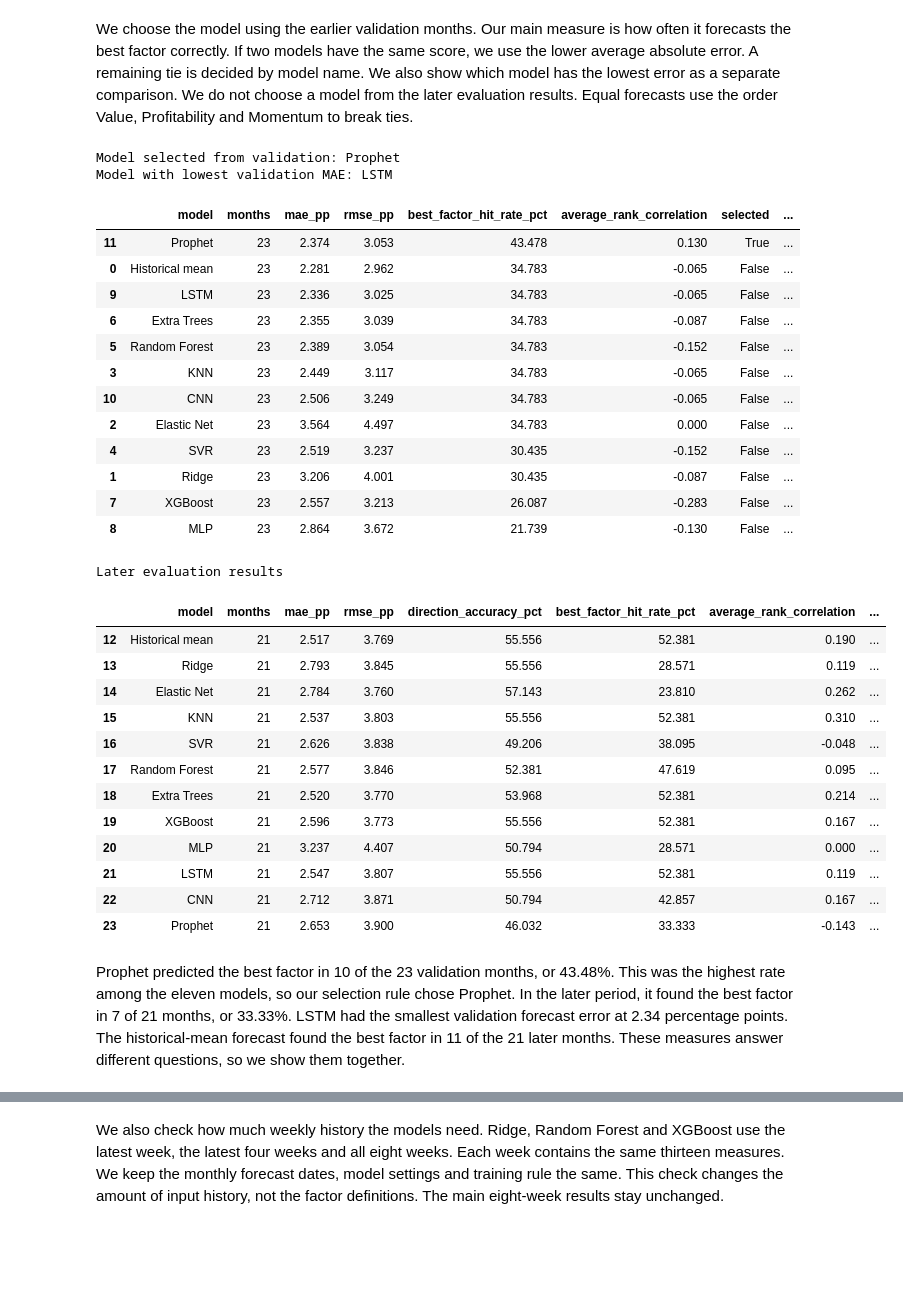
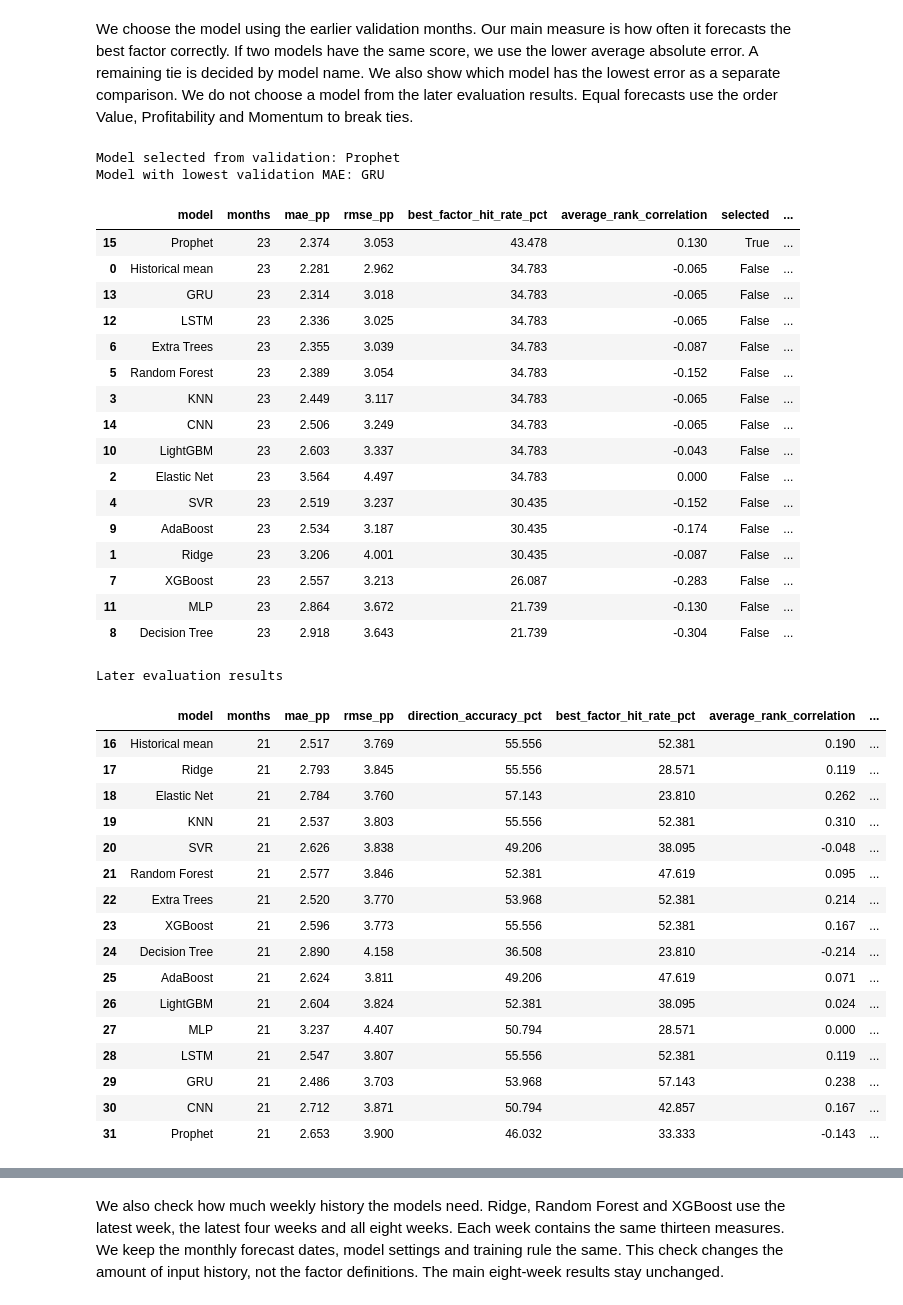
Before and after one commit to arianazmoudeh/CapstoneApplication, a Jupyter notebook: experiments/China_A_Share_Long_Short_Factor_Timing_M6.ipynb, the cells around one changed output, grey strips where cells are left out. Saved outputs shown, nothing was run; the diff lists cells and outputs as text; code cells hidden in the pictures; blank space fills up the shorter version.

```diff
--- a/experiments/China_A_Share_Long_Short_Factor_Timing_M6.ipynb
+++ b/experiments/China_A_Share_Long_Short_Factor_Timing_M6.ipynb
@@ -499,7 +501,7 @@ Each input contains eight observed weeks. In each week we calculate one-, four-
 # %% [markdown]
 We forecast the next monthly return of each long-short factor basket. We use the same completed months for every model. The inputs stop at the decision date. We do not shuffle the months because later prices must not enter an earlier forecast. We keep the random seed fixed so we can repeat the reported run. The settings appear at the start of each model cell.
 # %%
-LEARNED_MODELS = ['Ridge', 'Elastic Net', 'KNN', 'SVR', 'Random Forest', 'Extra Trees', 'XGBoost', 'MLP', 'LSTM', 'CNN', 'Prophet']
+LEARNED_MODELS = ['Ridge', 'Elastic Net', 'KNN', 'SVR', 'Random Forest', 'Extra Trees', 'XGBoost', 'Decision Tree', 'AdaBoost', 'LightGBM', 'MLP', 'LSTM', 'GRU', 'CNN', 'Prophet']
 MODEL_FILES = RESULTS / 'model_outputs'
 MODEL_FILES.mkdir(parents=True, exist_ok=True)
 model_audits = []
@@ -1298,7 +1608,8 @@ predictions = pd.concat([
     history_predictions, ridge_predictions, elastic_net_predictions,
     knn_predictions, svr_predictions, random_forest_predictions,
     extra_trees_predictions, xgboost_predictions, mlp_predictions,
-    lstm_predictions, cnn_predictions, prophet_predictions,
+    decision_tree_predictions, adaboost_predictions, lightgbm_predictions,
+    lstm_predictions, gru_predictions, cnn_predictions, prophet_predictions,
 ], ignore_index=True).sort_values(['signal', 'model', 'factor'])
 expected_rows = len(run_signals) * len(FACTORS) * (len(LEARNED_MODELS) + 1)
 if len(predictions) != expected_rows or predictions.duplicated(['signal', 'model', 'factor']).any():
@@ -1320,12 +1631,14 @@ training_audit.to_csv(RESULTS / 'training_audit.csv', index=False)
 warning_rows = ridge_warnings + elastic_net_warnings + knn_warnings + svr_warnings
 warning_rows += random_forest_warnings + extra_trees_warnings + xgboost_warnings
 warning_rows += mlp_warnings + prophet_warnings
+warning_rows += decision_tree_warnings + adaboost_warnings + lightgbm_warnings
 model_warnings = pd.DataFrame(warning_rows, columns=['signal', 'model', 'message'])
 model_warnings.to_csv(RESULTS / 'model_warnings.csv', index=False)
-pd.concat([lstm_training, cnn_training], ignore_index=True).to_csv(RESULTS / 'training_losses.csv', index=False)
+pd.concat([lstm_training, gru_training, cnn_training], ignore_index=True).to_csv(RESULTS / 'training_losses.csv', index=False)
 pd.DataFrame(lstm_epoch_rows).to_csv(RESULTS / 'lstm_epoch_losses.csv', index=False)
 pd.DataFrame(cnn_epoch_rows).to_csv(RESULTS / 'cnn_epoch_losses.csv', index=False)
-library_versions = pd.DataFrame([{'library': name, 'version': version(name)} for name in ['numpy', 'pandas', 'scikit-learn', 'xgboost', 'torch', 'prophet']])
+pd.DataFrame(gru_epoch_rows).to_csv(RESULTS / 'gru_epoch_losses.csv', index=False)
+library_versions = pd.DataFrame([{'library': name, 'version': version(name)} for name in ['numpy', 'pandas', 'scikit-learn', 'xgboost', 'lightgbm', 'torch', 'prophet']])
 library_versions.to_csv(RESULTS / 'library_versions.csv', index=False)
 
 metric_rows = []
@@ -1362,49 +1675,55 @@ selection['validation_mae'] = selection.mae_pp / 100
 selection['selected'] = False
 selection['mae_selected'] = False
 candidates = selection.loc[selection.model.isin(LEARNED_MODELS)]
 chosen_model = candidates.sort_values(['best_factor_hit_rate_pct', 'mae_pp', 'model'], ascending=[False, True, True]).iloc[0].model
 mae_chosen_model = candidates.sort_values(['mae_pp', 'model']).iloc[0].model
 selection.loc[selection.model.eq(chosen_model), 'selected'] = True
 selection.loc[selection.model.eq(mae_chosen_model), 'mae_selected'] = True
 selection.to_csv(RESULTS / 'validation_results.csv', index=False)
 selection.loc[selection.model.isin(LEARNED_MODELS)].to_csv(RESULTS / 'model_selection.csv', index=False)
 print('Model selected from validation:', chosen_model)
 print('Model with lowest validation MAE:', mae_chosen_model)
 display(selection[['model', 'months', 'mae_pp', 'rmse_pp', 'best_factor_hit_rate_pct', 'average_rank_correlation', 'selected', 'mae_selected']].sort_values(['best_factor_hit_rate_pct', 'mae_pp'], ascending=[False, True]).round(3))
 print('Later evaluation results')
 display(forecast_metrics.loc[forecast_metrics.split.eq('evaluation')].drop(columns='split').round(3))
 if not model_warnings.empty:
     print('Model warnings saved:', len(model_warnings))
     display(model_warnings.groupby('model').size().rename('warning_count').to_frame())
 # %% [output]
 Model selected from validation: Prophet
-Model with lowest validation MAE: LSTM
+Model with lowest validation MAE: GRU
 |  | model | months | mae_pp | rmse_pp | best_factor_hit_rate_pct | average_rank_correlation | selected | ... |
-| 11 | Prophet | 23 | 2.374 | 3.053 | 43.478 | 0.130 | True | ... |
+| 15 | Prophet | 23 | 2.374 | 3.053 | 43.478 | 0.130 | True | ... |
 | 0 | Historical mean | 23 | 2.281 | 2.962 | 34.783 | -0.065 | False | ... |
-| 9 | LSTM | 23 | 2.336 | 3.025 | 34.783 | -0.065 | False | ... |
+| 13 | GRU | 23 | 2.314 | 3.018 | 34.783 | -0.065 | False | ... |
+| 12 | LSTM | 23 | 2.336 | 3.025 | 34.783 | -0.065 | False | ... |
 | 6 | Extra Trees | 23 | 2.355 | 3.039 | 34.783 | -0.087 | False | ... |
 | 5 | Random Forest | 23 | 2.389 | 3.054 | 34.783 | -0.152 | False | ... |
 | 3 | KNN | 23 | 2.449 | 3.117 | 34.783 | -0.065 | False | ... |
-| 10 | CNN | 23 | 2.506 | 3.249 | 34.783 | -0.065 | False | ... |
+| 14 | CNN | 23 | 2.506 | 3.249 | 34.783 | -0.065 | False | ... |
+| 10 | LightGBM | 23 | 2.603 | 3.337 | 34.783 | -0.043 | False | ... |
 | 2 | Elastic Net | 23 | 3.564 | 4.497 | 34.783 | 0.000 | False | ... |
 | 4 | SVR | 23 | 2.519 | 3.237 | 30.435 | -0.152 | False | ... |
+| 9 | AdaBoost | 23 | 2.534 | 3.187 | 30.435 | -0.174 | False | ... |
 | 1 | Ridge | 23 | 3.206 | 4.001 | 30.435 | -0.087 | False | ... |
 | 7 | XGBoost | 23 | 2.557 | 3.213 | 26.087 | -0.283 | False | ... |
-| 8 | MLP | 23 | 2.864 | 3.672 | 21.739 | -0.130 | False | ... |
+| 11 | MLP | 23 | 2.864 | 3.672 | 21.739 | -0.130 | False | ... |
+| 8 | Decision Tree | 23 | 2.918 | 3.643 | 21.739 | -0.304 | False | ... |
 Later evaluation results
 |  | model | months | mae_pp | rmse_pp | direction_accuracy_pct | best_factor_hit_rate_pct | average_rank_correlation | ... |
-| 12 | Historical mean | 21 | 2.517 | 3.769 | 55.556 | 52.381 | 0.190 | ... |
-| 13 | Ridge | 21 | 2.793 | 3.845 | 55.556 | 28.571 | 0.119 | ... |
-| 14 | Elastic Net | 21 | 2.784 | 3.760 | 57.143 | 23.810 | 0.262 | ... |
-| 15 | KNN | 21 | 2.537 | 3.803 | 55.556 | 52.381 | 0.310 | ... |
-| 16 | SVR | 21 | 2.626 | 3.838 | 49.206 | 38.095 | -0.048 | ... |
-| 17 | Random Forest | 21 | 2.577 | 3.846 | 52.381 | 47.619 | 0.095 | ... |
-| 18 | Extra Trees | 21 | 2.520 | 3.770 | 53.968 | 52.381 | 0.214 | ... |
-| 19 | XGBoost | 21 | 2.596 | 3.773 | 55.556 | 52.381 | 0.167 | ... |
-| 20 | MLP | 21 | 3.237 | 4.407 | 50.794 | 28.571 | 0.000 | ... |
-| 21 | LSTM | 21 | 2.547 | 3.807 | 55.556 | 52.381 | 0.119 | ... |
-| 22 | CNN | 21 | 2.712 | 3.871 | 50.794 | 42.857 | 0.167 | ... |
-| 23 | Prophet | 21 | 2.653 | 3.900 | 46.032 | 33.333 | -0.143 | ... |
+| 16 | Historical mean | 21 | 2.517 | 3.769 | 55.556 | 52.381 | 0.190 | ... |
+| 17 | Ridge | 21 | 2.793 | 3.845 | 55.556 | 28.571 | 0.119 | ... |
+| 18 | Elastic Net | 21 | 2.784 | 3.760 | 57.143 | 23.810 | 0.262 | ... |
+| 19 | KNN | 21 | 2.537 | 3.803 | 55.556 | 52.381 | 0.310 | ... |
+| 20 | SVR | 21 | 2.626 | 3.838 | 49.206 | 38.095 | -0.048 | ... |
+| 21 | Random Forest | 21 | 2.577 | 3.846 | 52.381 | 47.619 | 0.095 | ... |
+| 22 | Extra Trees | 21 | 2.520 | 3.770 | 53.968 | 52.381 | 0.214 | ... |
+| 23 | XGBoost | 21 | 2.596 | 3.773 | 55.556 | 52.381 | 0.167 | ... |
+| 24 | Decision Tree | 21 | 2.890 | 4.158 | 36.508 | 23.810 | -0.214 | ... |
+| 25 | AdaBoost | 21 | 2.624 | 3.811 | 49.206 | 47.619 | 0.071 | ... |
+| 26 | LightGBM | 21 | 2.604 | 3.824 | 52.381 | 38.095 | 0.024 | ... |
+| 27 | MLP | 21 | 3.237 | 4.407 | 50.794 | 28.571 | 0.000 | ... |
+| 28 | LSTM | 21 | 2.547 | 3.807 | 55.556 | 52.381 | 0.119 | ... |
+| 29 | GRU | 21 | 2.486 | 3.703 | 53.968 | 57.143 | 0.238 | ... |
+| 30 | CNN | 21 | 2.712 | 3.871 | 50.794 | 42.857 | 0.167 | ... |
+| 31 | Prophet | 21 | 2.653 | 3.900 | 46.032 | 33.333 | -0.143 | ... |
-# %% [markdown]
-Prophet predicted the best factor in 10 of the 23 validation months, or 43.48%. This was the highest rate among the eleven models, so our selection rule chose Prophet. In the later period, it found the best factor in 7 of 21 months, or 33.33%. LSTM had the smallest validation forecast error at 2.34 percentage points. The historical-mean forecast found the best factor in 11 of the 21 later months. These measures answer different questions, so we show them together.
```
Also changed, not shown: parts of 24 cells of this notebook, 32 other files.
